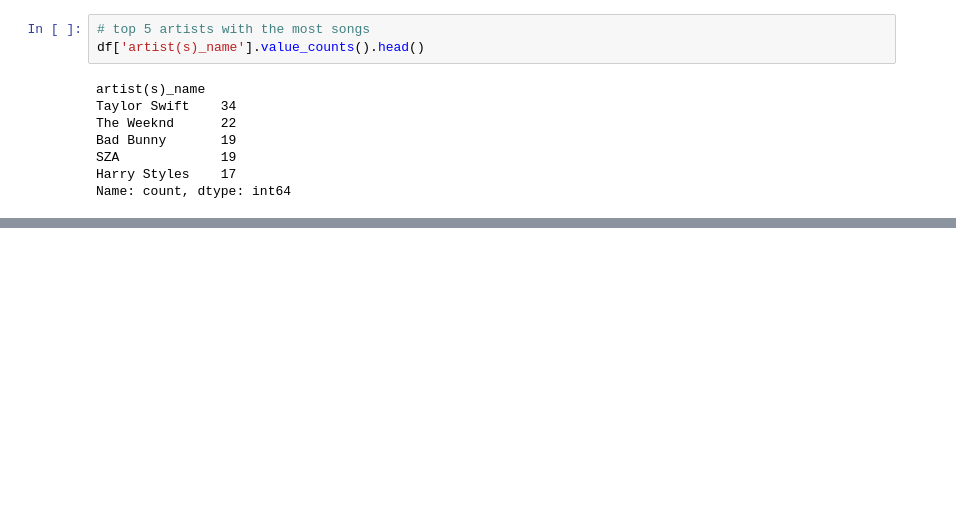
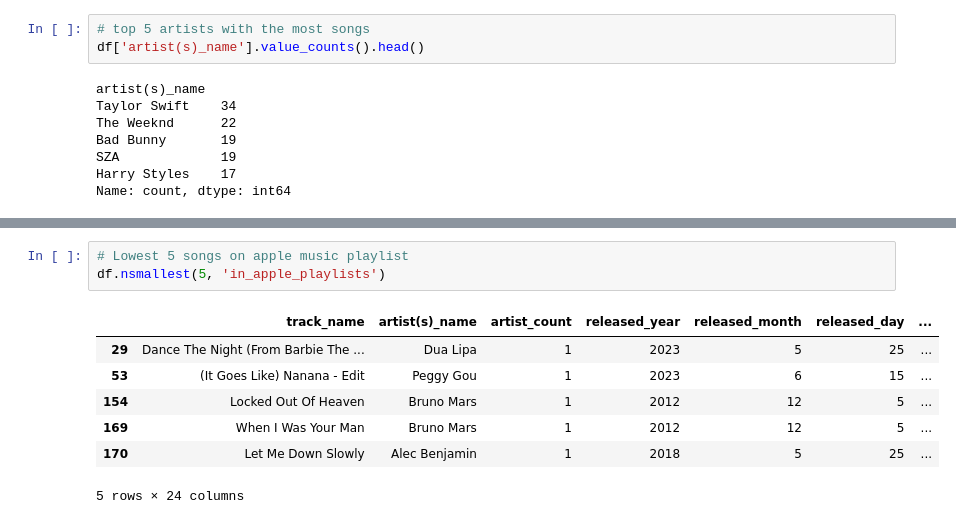
Before and after one commit to AnubhavYadavBCA25/Spofity-Data-Analysis, a Jupyter notebook: notebook/Analysis.ipynb, the cells around one changed output, grey strips where cells are left out. Saved outputs shown, nothing was run; the diff lists cells and outputs as text; blank space fills up the shorter version.

```diff
--- a/notebook/Analysis.ipynb
+++ b/notebook/Analysis.ipynb
@@ -137,0 +171,11 @@ Name: count, dtype: int64
+# %%
+# Lowest 5 songs on apple music playlist
+df.nsmallest(5, 'in_apple_playlists')
+# %% [output]
+|  | track_name | artist(s)_name | artist_count | released_year | released_month | released_day | ... |
+| 29 | Dance The Night (From Barbie The ... | Dua Lipa | 1 | 2023 | 5 | 25 | ... |
+| 53 | (It Goes Like) Nanana - Edit | Peggy Gou | 1 | 2023 | 6 | 15 | ... |
+| 154 | Locked Out Of Heaven | Bruno Mars | 1 | 2012 | 12 | 5 | ... |
+| 169 | When I Was Your Man | Bruno Mars | 1 | 2012 | 12 | 5 | ... |
+| 170 | Let Me Down Slowly | Alec Benjamin | 1 | 2018 | 5 | 25 | ... |
+5 rows × 24 columns
```
Also changed, not shown: parts of 11 cells of this notebook.
